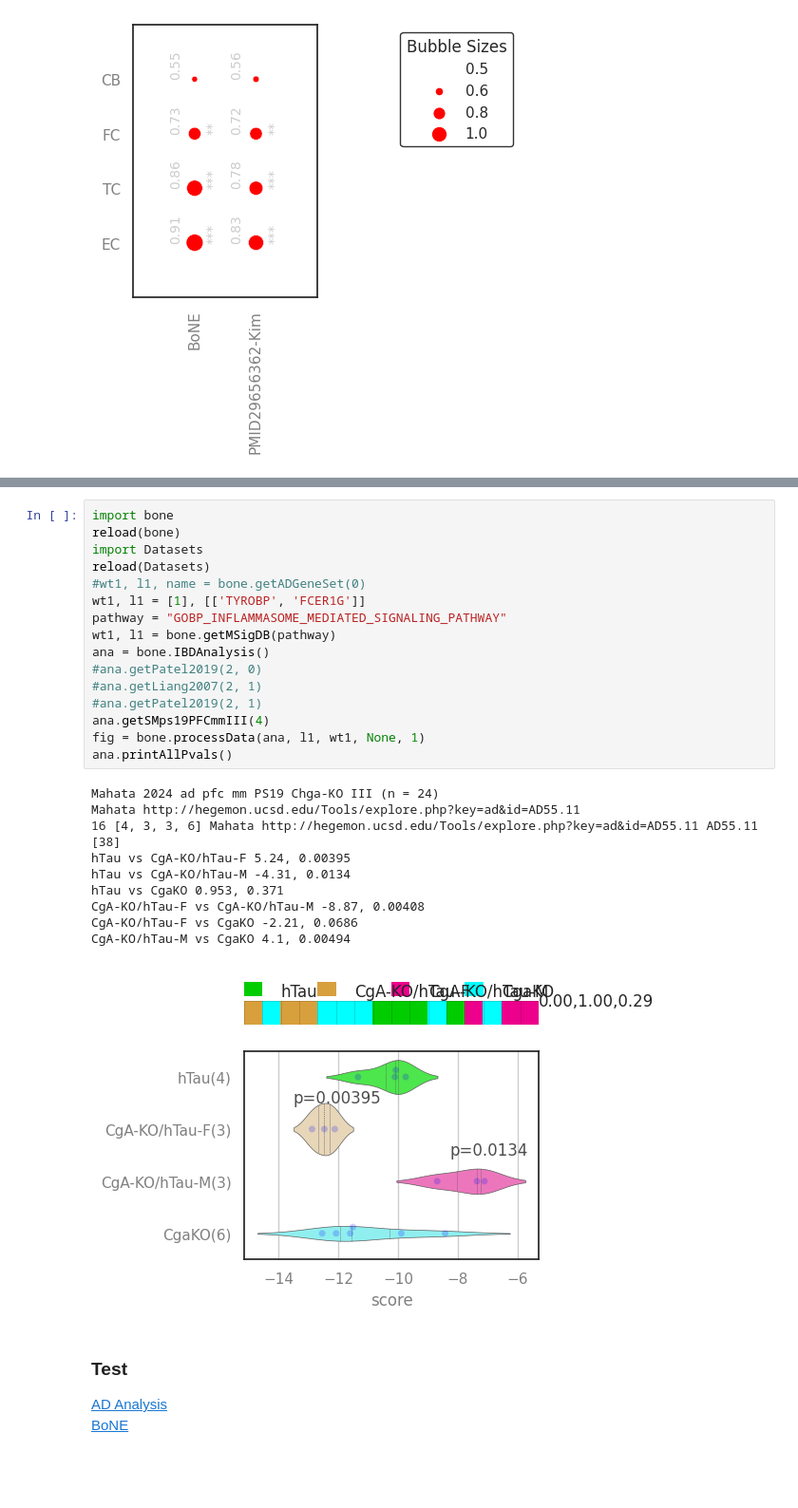
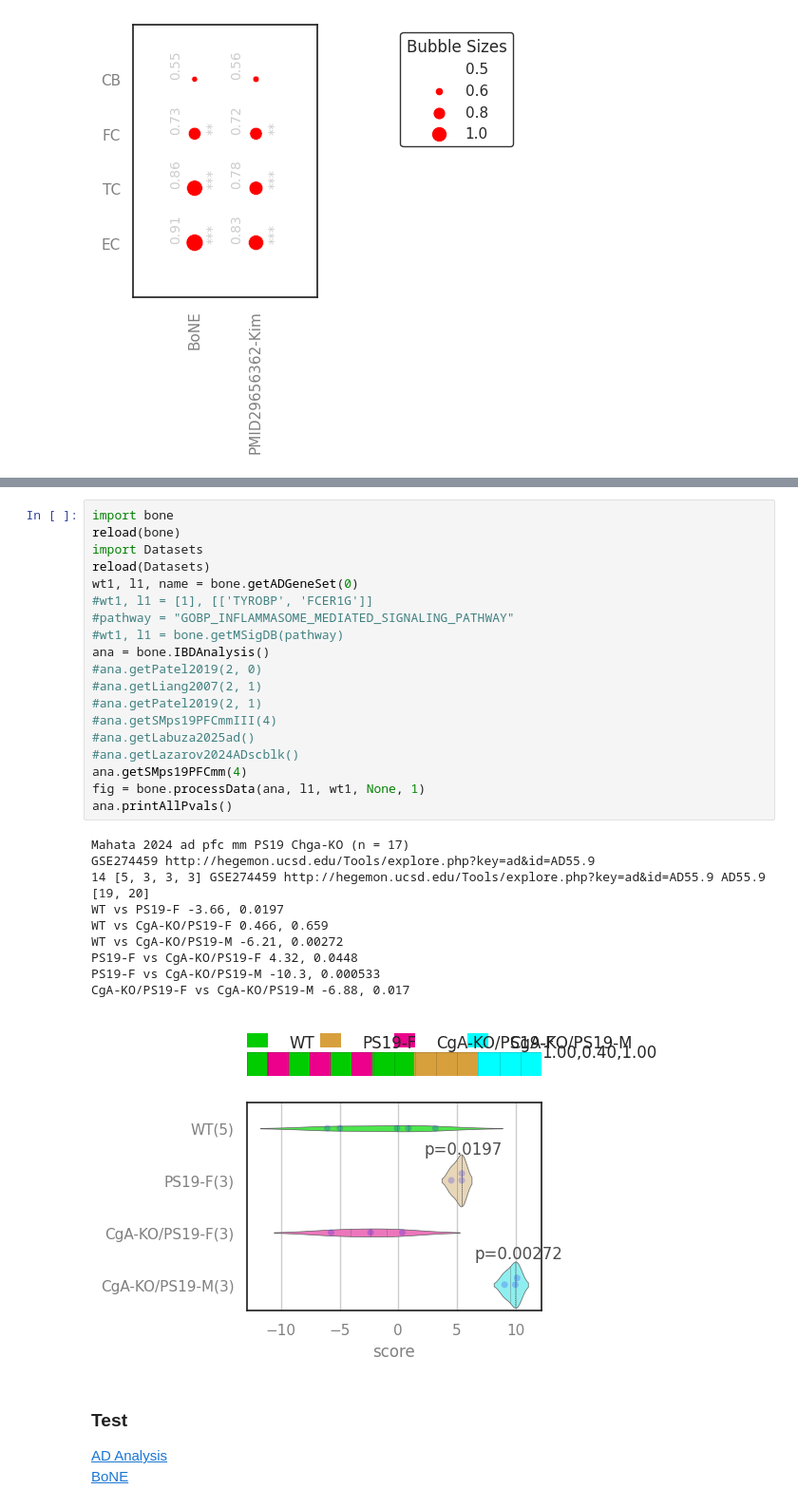
Before and after one commit to sahoo00/ADNet, a Jupyter notebook: AsymAD.ipynb, the cells around one changed output, grey strips where cells are left out. Shown at 95% size. Saved outputs shown, nothing was run; the diff lists cells and outputs as text; blank space fills up the shorter version.

```diff
--- a/AsymAD.ipynb
+++ b/AsymAD.ipynb
@@ -863,31 +1553,34 @@ GSE118553 http://hegemon.ucsd.edu/Tools/explore.php?key=ad&id=AD8
 # %%
 import bone
 reload(bone)
 import Datasets
 reload(Datasets)
-#wt1, l1, name = bone.getADGeneSet(0)
-wt1, l1 = [1], [['TYROBP', 'FCER1G']]
-pathway = "GOBP_INFLAMMASOME_MEDIATED_SIGNALING_PATHWAY"
-wt1, l1 = bone.getMSigDB(pathway)
+wt1, l1, name = bone.getADGeneSet(0)
+#wt1, l1 = [1], [['TYROBP', 'FCER1G']]
+#pathway = "GOBP_INFLAMMASOME_MEDIATED_SIGNALING_PATHWAY"
+#wt1, l1 = bone.getMSigDB(pathway)
 ana = bone.IBDAnalysis()
 #ana.getPatel2019(2, 0)
 #ana.getLiang2007(2, 1)
 #ana.getPatel2019(2, 1)
-ana.getSMps19PFCmmIII(4)
+#ana.getSMps19PFCmmIII(4)
+#ana.getLabuza2025ad()
+#ana.getLazarov2024ADscblk()
+ana.getSMps19PFCmm(4)
 fig = bone.processData(ana, l1, wt1, None, 1)
 ana.printAllPvals()
 # %% [output]
-Mahata 2024 ad pfc mm PS19 Chga-KO III (n = 24)
-Mahata http://hegemon.ucsd.edu/Tools/explore.php?key=ad&id=AD55.11
-16 [4, 3, 3, 6] Mahata http://hegemon.ucsd.edu/Tools/explore.php?key=ad&id=AD55.11 AD55.11
-[38]
-hTau vs CgA-KO/hTau-F 5.24, 0.00395
-hTau vs CgA-KO/hTau-M -4.31, 0.0134
-hTau vs CgaKO 0.953, 0.371
-CgA-KO/hTau-F vs CgA-KO/hTau-M -8.87, 0.00408
-CgA-KO/hTau-F vs CgaKO -2.21, 0.0686
-CgA-KO/hTau-M vs CgaKO 4.1, 0.00494
+Mahata 2024 ad pfc mm PS19 Chga-KO (n = 17)
+GSE274459 http://hegemon.ucsd.edu/Tools/explore.php?key=ad&id=AD55.9
+14 [5, 3, 3, 3] GSE274459 http://hegemon.ucsd.edu/Tools/explore.php?key=ad&id=AD55.9 AD55.9
+[19, 20]
+WT vs PS19-F -3.66, 0.0197
+WT vs CgA-KO/PS19-F 0.466, 0.659
+WT vs CgA-KO/PS19-M -6.21, 0.00272
+PS19-F vs CgA-KO/PS19-F 4.32, 0.0448
+PS19-F vs CgA-KO/PS19-M -10.3, 0.000533
+CgA-KO/PS19-F vs CgA-KO/PS19-M -6.88, 0.017
-[figure, old version]
+[figure, new version]
 # %% [markdown]
 <a id="test_1"></a>
 ### Test
```
Also changed, not shown: parts of 46 cells of this notebook, 15 other files.
